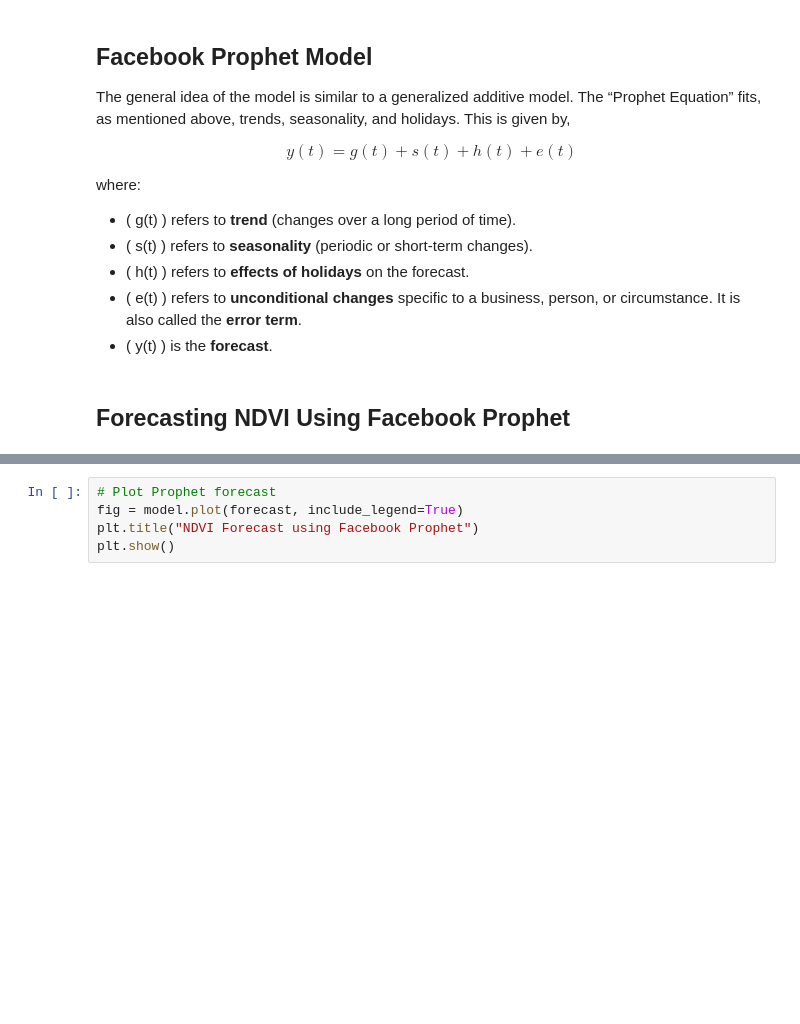
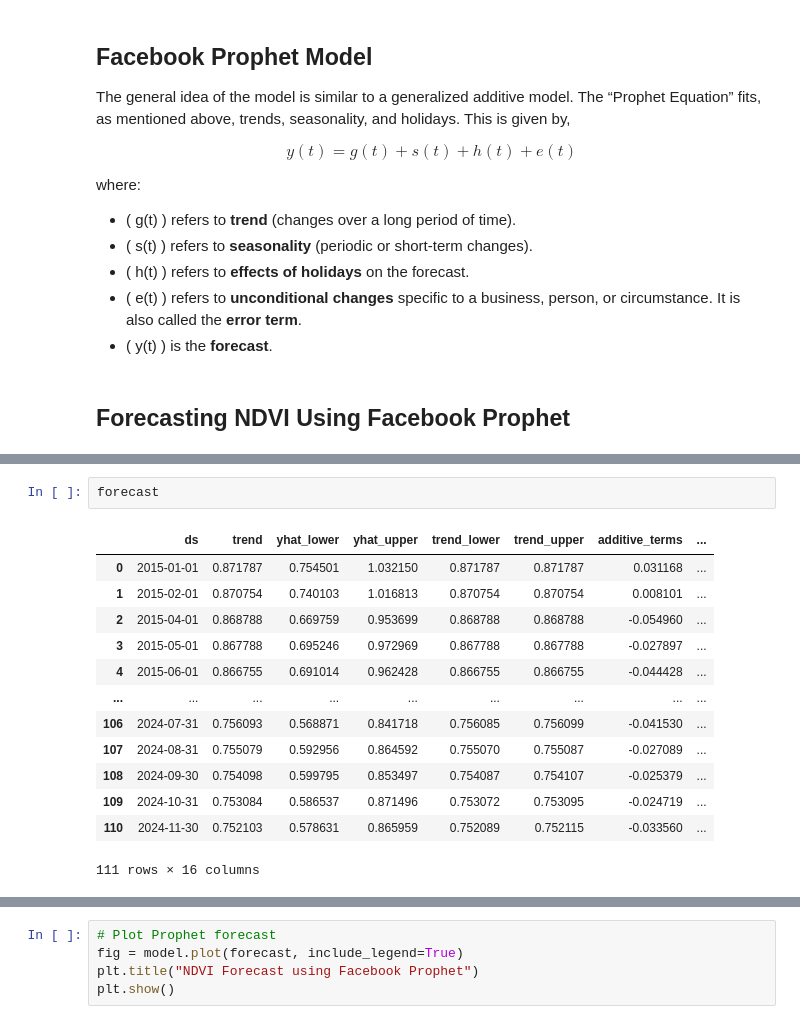
Before and after one commit to fash22/NDVI-LST-Analysis, a Jupyter notebook: forecasting.ipynb, the cells around one changed output, grey strips where cells are left out. Cells and saved outputs as stored; diff of their text form; blank space fills up the shorter version.

Commit message:
Added a tabulation of forecast values.

```diff
--- a/forecasting.ipynb
+++ b/forecasting.ipynb
@@ -61,0 +62,16 @@ forecast = model.predict(future)
+# %%
+forecast
+# %% [output]
+|  | ds | trend | yhat_lower | yhat_upper | trend_lower | trend_upper | additive_terms | ... |
+| 0 | 2015-01-01 | 0.871787 | 0.754501 | 1.032150 | 0.871787 | 0.871787 | 0.031168 | ... |
+| 1 | 2015-02-01 | 0.870754 | 0.740103 | 1.016813 | 0.870754 | 0.870754 | 0.008101 | ... |
+| 2 | 2015-04-01 | 0.868788 | 0.669759 | 0.953699 | 0.868788 | 0.868788 | -0.054960 | ... |
+| 3 | 2015-05-01 | 0.867788 | 0.695246 | 0.972969 | 0.867788 | 0.867788 | -0.027897 | ... |
+| 4 | 2015-06-01 | 0.866755 | 0.691014 | 0.962428 | 0.866755 | 0.866755 | -0.044428 | ... |
+| ... | ... | ... | ... | ... | ... | ... | ... | ... |
+| 106 | 2024-07-31 | 0.756093 | 0.568871 | 0.841718 | 0.756085 | 0.756099 | -0.041530 | ... |
+| 107 | 2024-08-31 | 0.755079 | 0.592956 | 0.864592 | 0.755070 | 0.755087 | -0.027089 | ... |
+| 108 | 2024-09-30 | 0.754098 | 0.599795 | 0.853497 | 0.754087 | 0.754107 | -0.025379 | ... |
+| 109 | 2024-10-31 | 0.753084 | 0.586537 | 0.871496 | 0.753072 | 0.753095 | -0.024719 | ... |
+| 110 | 2024-11-30 | 0.752103 | 0.578631 | 0.865959 | 0.752089 | 0.752115 | -0.033560 | ... |
+111 rows × 16 columns
```
Also changed, not shown: parts of 6 cells of this notebook.
